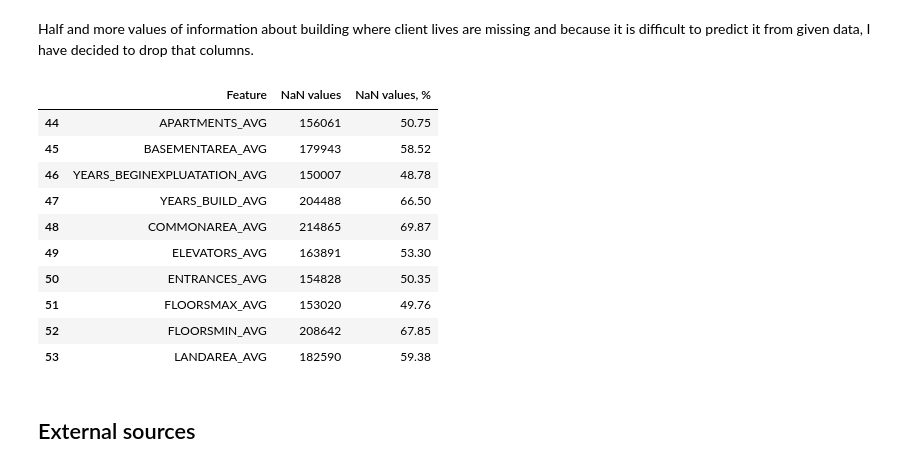
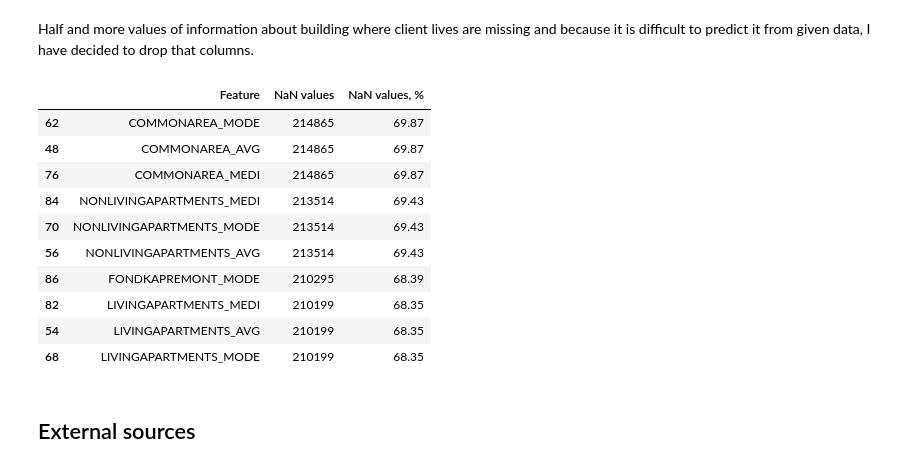
Before and after one commit to Gedas-LT/kaggle-home-credit, a Jupyter notebook: notebook.ipynb, the cells around one changed output. Drawn from its saved outputs; the diff is of its cells as text; code cells hidden in the pictures.

Commit message:
Application NaN values are filled

```diff
--- a/notebook.ipynb
+++ b/notebook.ipynb
@@ -217,20 +214,20 @@ Half and more values of information about building where client lives are missin
 # %%
 columns_description = pd.read_csv("data/columns_description.csv")
 building_info = columns_description[44:91]["Row"].to_list()
 
-nan_values[nan_values["Feature"].isin(building_info)].head(10)
+missing_values(application_train)[missing_values(application_train)["Feature"].isin(building_info)].head(10)
 # %% [output]
 |  | Feature | NaN values | NaN values, % |
-| 44 | APARTMENTS_AVG | 156061 | 50.75 |
-| 45 | BASEMENTAREA_AVG | 179943 | 58.52 |
-| 46 | YEARS_BEGINEXPLUATATION_AVG | 150007 | 48.78 |
-| 47 | YEARS_BUILD_AVG | 204488 | 66.50 |
+| 62 | COMMONAREA_MODE | 214865 | 69.87 |
 | 48 | COMMONAREA_AVG | 214865 | 69.87 |
-| 49 | ELEVATORS_AVG | 163891 | 53.30 |
-| 50 | ENTRANCES_AVG | 154828 | 50.35 |
-| 51 | FLOORSMAX_AVG | 153020 | 49.76 |
-| 52 | FLOORSMIN_AVG | 208642 | 67.85 |
-| 53 | LANDAREA_AVG | 182590 | 59.38 |
+| 76 | COMMONAREA_MEDI | 214865 | 69.87 |
+| 84 | NONLIVINGAPARTMENTS_MEDI | 213514 | 69.43 |
+| 70 | NONLIVINGAPARTMENTS_MODE | 213514 | 69.43 |
+| 56 | NONLIVINGAPARTMENTS_AVG | 213514 | 69.43 |
+| 86 | FONDKAPREMONT_MODE | 210295 | 68.39 |
+| 82 | LIVINGAPARTMENTS_MEDI | 210199 | 68.35 |
+| 54 | LIVINGAPARTMENTS_AVG | 210199 | 68.35 |
+| 68 | LIVINGAPARTMENTS_MODE | 210199 | 68.35 |
 # %%
 application_train = application_train.drop(columns=building_info)
 application_test = application_test.drop(columns=building_info)
```
Also changed, not shown: parts of 38 cells of this notebook, 1 other file.
